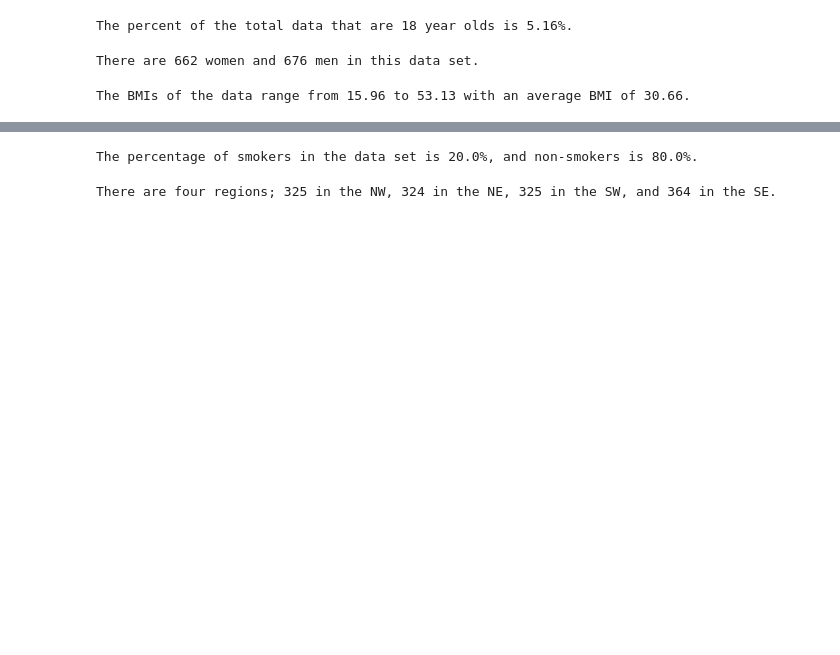
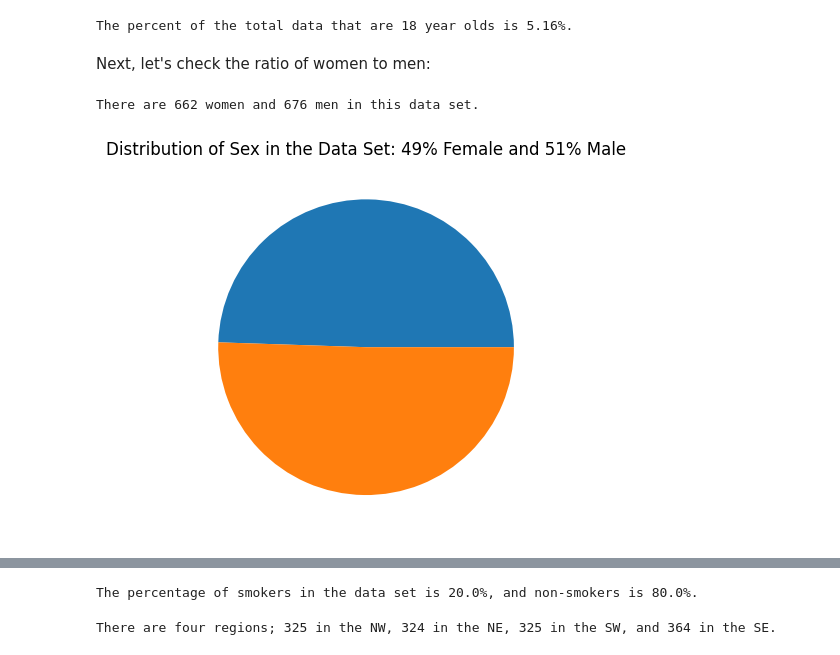
Before and after one commit to boncz/USInsurancePortfolioProject, a Jupyter notebook: USInsurancePortfolioProject.ipynb, the cells around one changed output, grey strips where cells are left out. Cells and saved outputs as stored; diff of their text form; code cells hidden in the pictures; blank space fills up the shorter version.

```diff
--- a/USInsurancePortfolioProject.ipynb
+++ b/USInsurancePortfolioProject.ipynb
@@ -69,16 +78,16 @@ mode_percent = round((69/1338)*100,2)
 print(f"The percent of the total data that are 18 year olds is {mode_percent}%.")
 # %% [output]
 The percent of the total data that are 18 year olds is 5.16%.
+# %% [markdown]
+Next, let's check the ratio of women to men:
 # %%
 women = sex.count("female")
 men = sex.count("male")
+sex_counts = [women,men]
 print(f"There are {women} women and {men} men in this data set.")
+plt.pie(sex_counts)
+plt.title('Distribution of Sex in the Data Set: 49% Female and 51% Male')
+plt.show(sex_counts)
 # %% [output]
 There are 662 women and 676 men in this data set.
+[figure, added]
-# %%
-mean_bmi = round(statistics.mean(bmi),2)
-min_bmi = min(bmi)
-max_bmi = max(bmi)
-print(f"The BMIs of the data range from {min_bmi} to {max_bmi} with an average BMI of {mean_bmi}.")
-# %% [output]
-The BMIs of the data range from 15.96 to 53.13 with an average BMI of 30.66.
```
Also changed, not shown: parts of 17 cells of this notebook.
